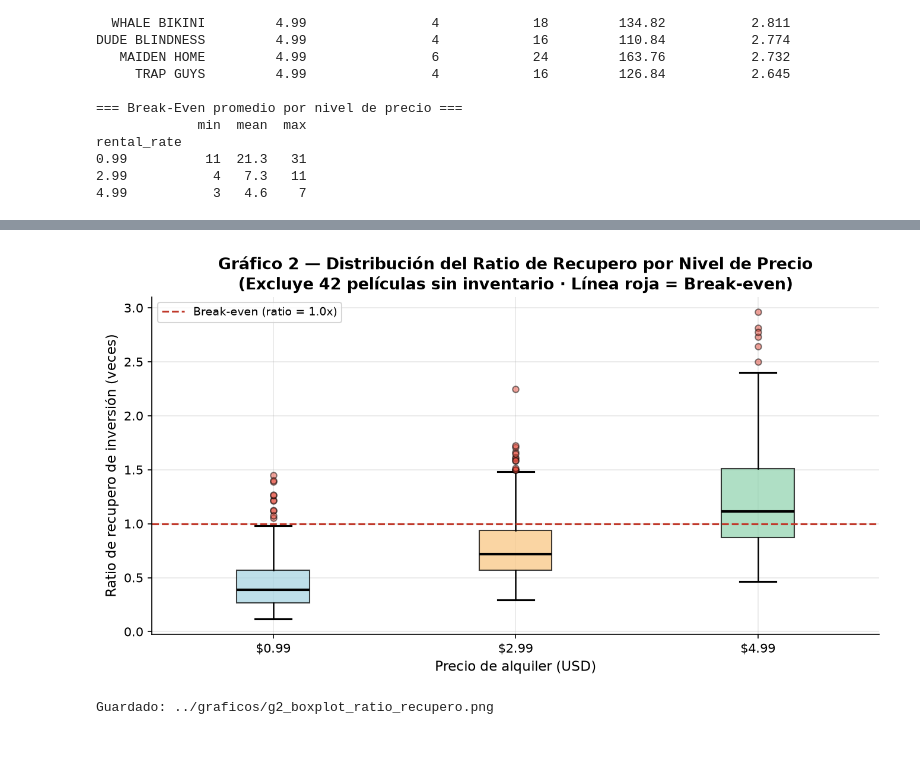
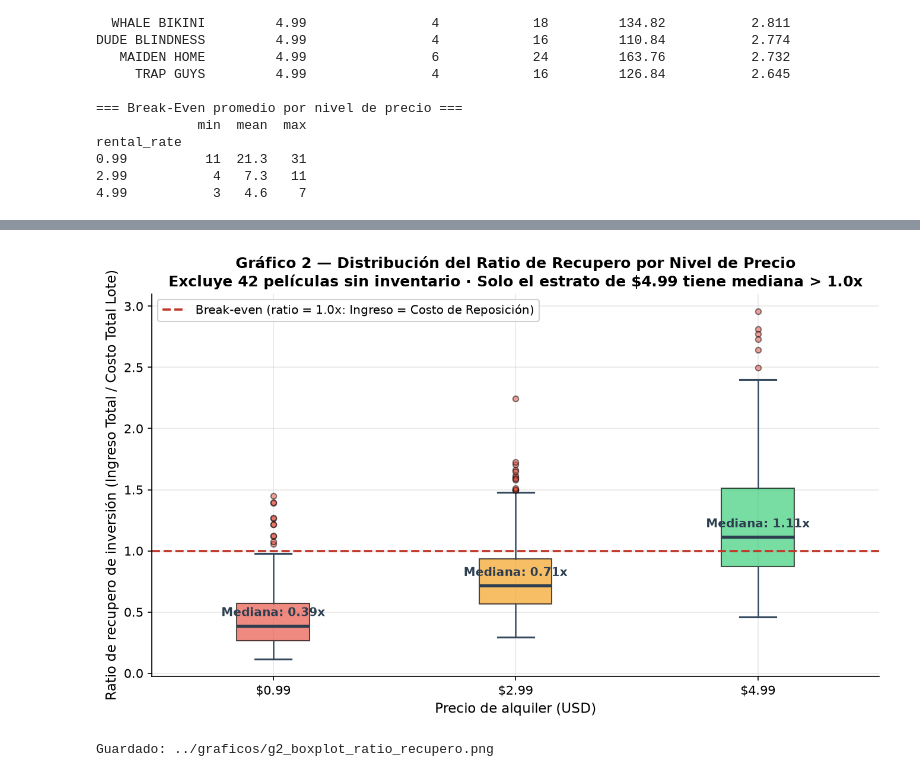
Before and after one commit to BUGn92/TP2SeminarioBD, a Jupyter notebook: notebooks/analisis.ipynb, the cells around one changed output, grey strips where cells are left out. Cells and saved outputs as stored; diff of their text form; code cells hidden in the pictures; blank space fills up the shorter version.

```diff
--- a/notebooks/analisis.ipynb
+++ b/notebooks/analisis.ipynb
@@ -859,45 +896,51 @@ la línea de break-even (`ratio_recupero = 1.0`).
 # %%
 # ─── Gráfico 2: Boxplot Ratio de Recupero por Nivel de Precio ───────────────
-fig, ax = plt.subplots(figsize=(9, 5))
+fig, ax = plt.subplots(figsize=(9, 5.5))
 
 df_con_stock = df_trabajo[df_trabajo['inventory_count'] > 0].copy()
 grupos = [df_con_stock[df_con_stock['rental_rate'] == p]['ratio_recupero'].values
           for p in [0.99, 2.99, 4.99]]
 
 bp = ax.boxplot(
     grupos,
     tick_labels=['$0.99', '$2.99', '$4.99'],
     patch_artist=True,
-    medianprops={'color': 'black', 'linewidth': 2},
-    flierprops={'marker': 'o', 'markerfacecolor': '#e74c3c', 'markersize': 5, 'alpha': 0.5},
-    whiskerprops={'linewidth': 1.2},
-    capprops={'linewidth': 1.5},
+    medianprops={'color': '#2c3e50', 'linewidth': 2.5},
+    flierprops={'marker': 'o', 'markerfacecolor': '#e74c3c', 'markersize': 4.5, 'alpha': 0.5},
+    whiskerprops={'linewidth': 1.2, 'color': '#34495e'},
+    capprops={'linewidth': 1.5, 'color': '#34495e'},
 )
 
-colores_box = ['#a8d5e2', '#f9c784', '#95d5b2']
+colores_box = ['#e74c3c', '#f39c12', '#2ecc71']
 for patch, color in zip(bp['boxes'], colores_box):
     patch.set_facecolor(color)
-    patch.set_alpha(0.75)
+    patch.set_alpha(0.65)
 
-ax.axhline(1.0, color='#c0392b', linestyle='--', linewidth=1.5,
-           label='Break-even (ratio = 1.0x)')
+# Línea de Break-even
+ax.axhline(1.0, color='#c0392b', linestyle='--', linewidth=1.8,
+           label='Break-even (ratio = 1.0x: Ingreso = Costo de Reposición)')
+
+# Anotar medianas sobre cada caja
+for i, (grupo, p) in enumerate(zip(grupos, [0.99, 2.99, 4.99]), start=1):
+    med = np.median(grupo)
+    ax.text(i, med + 0.08, f'Mediana: {med:.2f}x', ha='center', fontsize=9.5, fontweight='bold', color='#2c3e50')
 
 ax.set_xlabel('Precio de alquiler (USD)', fontsize=11)
-ax.set_ylabel('Ratio de recupero de inversión (veces)', fontsize=11)
+ax.set_ylabel('Ratio de recupero de inversión (Ingreso Total / Costo Total Lote)', fontsize=11)
 ax.set_title(
     'Gráfico 2 — Distribución del Ratio de Recupero por Nivel de Precio\n'
-    '(Excluye 42 películas sin inventario · Línea roja = Break-even)',
-    fontsize=13, fontweight='bold'
+    'Excluye 42 películas sin inventario · Solo el estrato de $4.99 tiene mediana > 1.0x',
+    fontsize=12, fontweight='bold'
 )
-ax.legend(fontsize=9)
+ax.legend(loc='upper left', fontsize=9.5, framealpha=0.9)
 
 plt.tight_layout()
 ruta_g2 = '../graficos/g2_boxplot_ratio_recupero.png'
 plt.savefig(ruta_g2, dpi=150, bbox_inches='tight')
 plt.close()
 display(IPImage(ruta_g2))
 print(f'Guardado: {ruta_g2}')
 # %% [output]
-[figure, old version]
+[figure, new version]
 Guardado: ../graficos/g2_boxplot_ratio_recupero.png
 # %% [markdown]
```
Also changed, not shown: parts of 10 cells of this notebook, 4 other files.
